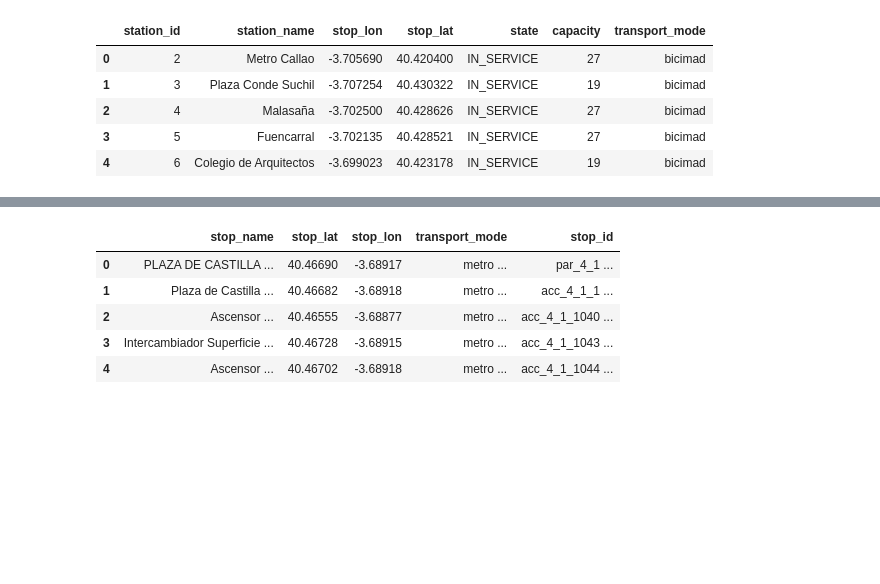
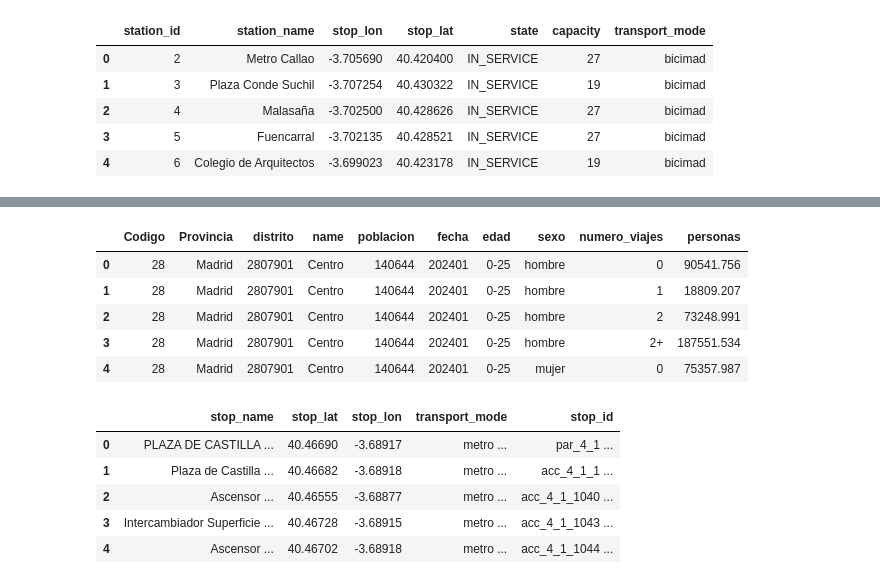
Before and after one commit to moniquescz/PRVD, a Jupyter notebook: Proyecto profe 1/analisis_datos.ipynb, the cells around one changed output, grey strips where cells are left out. Saved outputs shown, nothing was run; the diff lists cells and outputs as text; code cells hidden in the pictures; blank space fills up the shorter version.

Commit message:
Analisis viajes metro

```diff
--- a/Proyecto profe 1/analisis_datos.ipynb
+++ b/Proyecto profe 1/analisis_datos.ipynb
@@ -50,6 +50,7 @@ df_metro = pd.read_csv('resultados/metro_procesado.csv', sep=';')
 df_autobuses = pd.read_csv('resultados/autobuses_procesado.csv', sep=';')
 df_bicimad = pd.read_csv('resultados/bicimad_procesado.csv', sep=';')
 df_parkings = pd.read_csv('resultados/parkings_procesado.csv', sep=';')
+df_viajes = pd.read_csv('data/viajes_madrid.csv', sep=';')
 
 df_all = pd.read_csv('resultados/transporte_madrid_consolidado.csv', sep=';')
 # %%
@@ -88,6 +89,15 @@ df_parkings.head()
 | 2 | 4 | Encuentro | 40.405465 | -3.651354 | 104 | 0 | 0.000000 | parking |
 | 3 | 5 | Nuestra Señora del Recuerdo | 40.472181 | -3.679160 | 902 | 12 | 0.013304 | parking |
 | 4 | 6 | Corona Boreal | 40.456800 | -3.783200 | 120 | 0 | 0.000000 | parking |
+# %%
+df_viajes.head()
+# %% [output]
+|  | Codigo | Provincia | distrito | name | poblacion | fecha | edad | sexo | numero_viajes | personas |
+| 0 | 28 | Madrid | 2807901 | Centro | 140644 | 202401 | 0-25 | hombre | 0 | 90541.756 |
+| 1 | 28 | Madrid | 2807901 | Centro | 140644 | 202401 | 0-25 | hombre | 1 | 18809.207 |
+| 2 | 28 | Madrid | 2807901 | Centro | 140644 | 202401 | 0-25 | hombre | 2 | 73248.991 |
+| 3 | 28 | Madrid | 2807901 | Centro | 140644 | 202401 | 0-25 | hombre | 2+ | 187551.534 |
+| 4 | 28 | Madrid | 2807901 | Centro | 140644 | 202401 | 0-25 | mujer | 0 | 75357.987 |
 # %%
 df_all.head()
 # %% [output]
```
Also changed, not shown: parts of 14 cells of this notebook, 7 other files.
